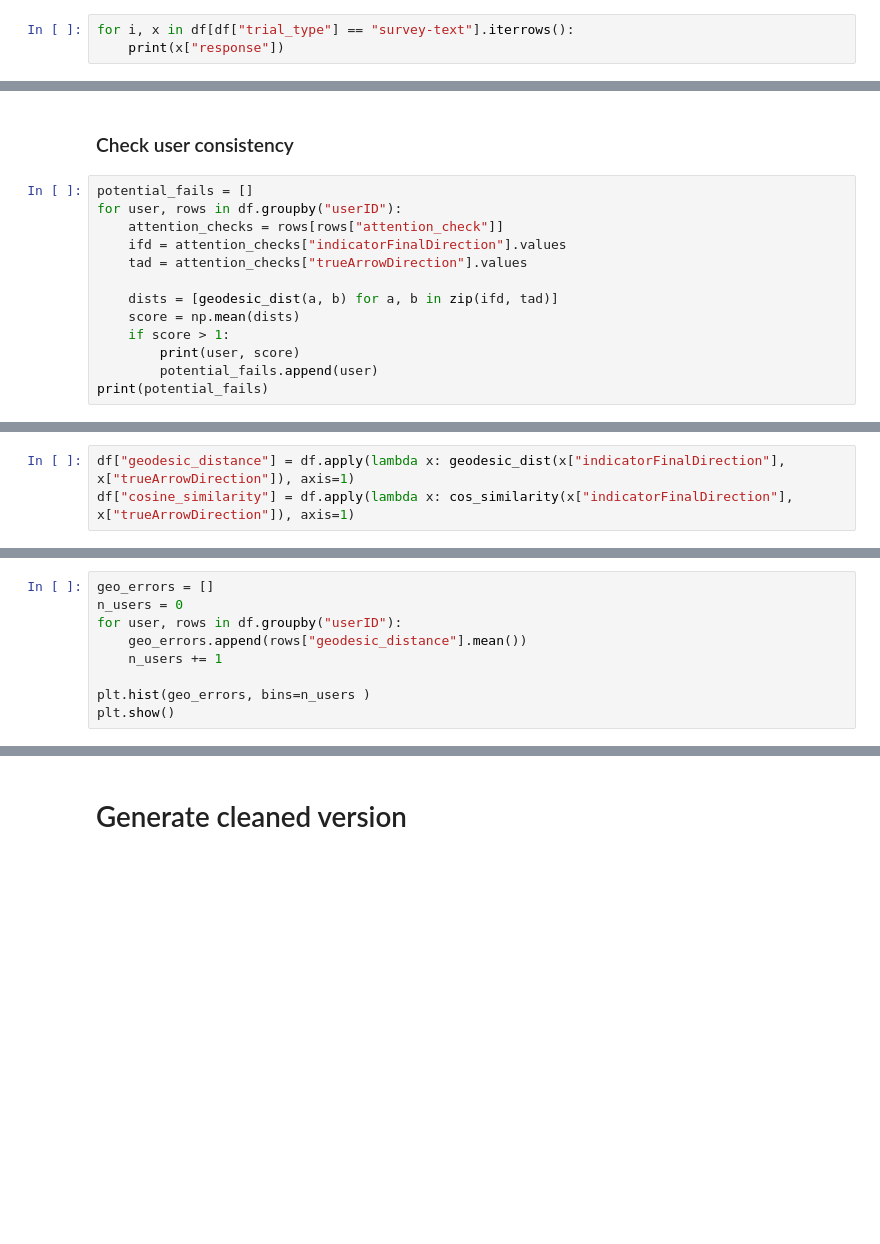
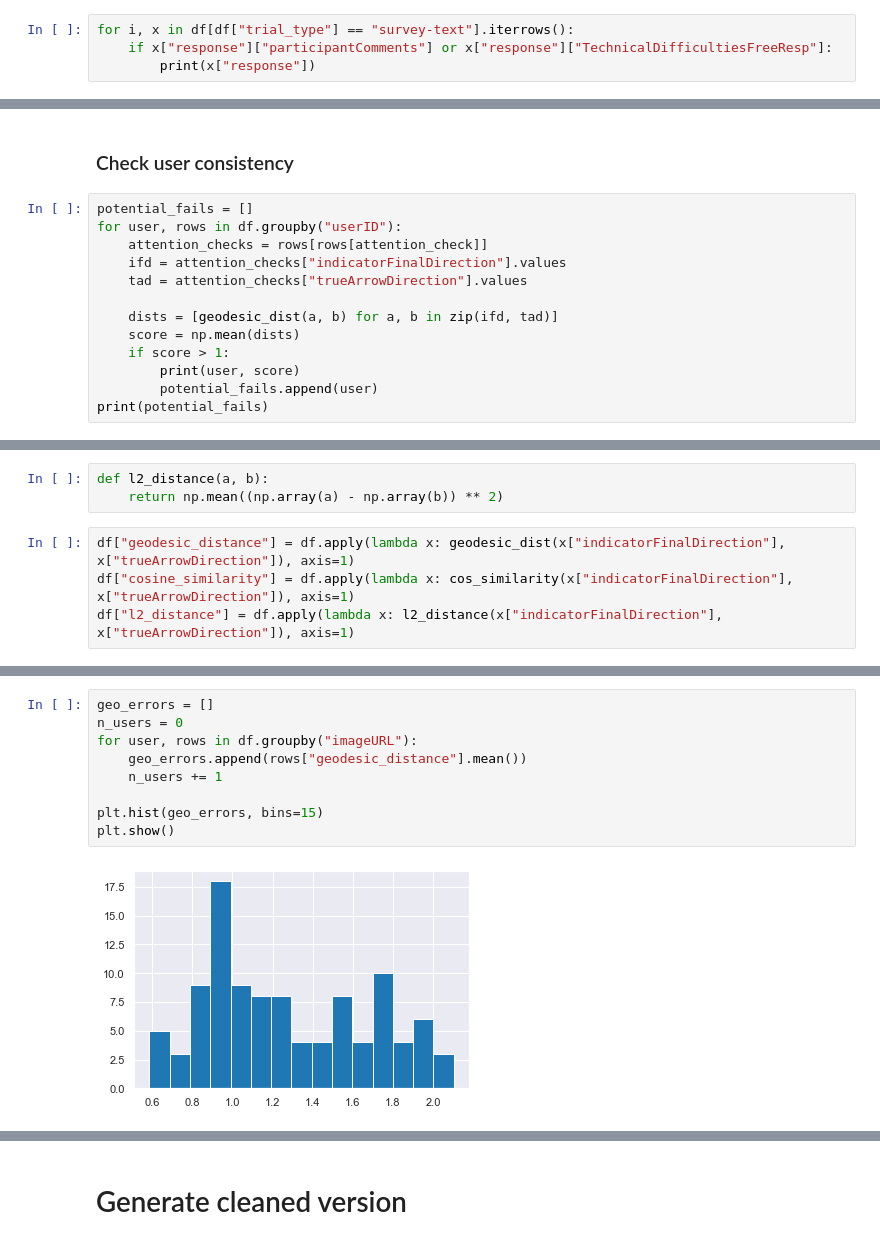
Before and after one commit to yifr/mlve, a Jupyter notebook: analysis/surface_normals_analysis.ipynb, the cells around one changed output, grey strips where cells are left out. Cells and saved outputs as stored; diff of their text form; blank space fills up the shorter version.

```diff
--- a/analysis/surface_normals_analysis.ipynb
+++ b/analysis/surface_normals_analysis.ipynb
@@ -72,3 +118,4 @@ df = results_to_df()
 # %%
 for i, x in df[df["trial_type"] == "survey-text"].iterrows():
-    print(x["response"])
+    if x["response"]["participantComments"] or x["response"]["TechnicalDifficultiesFreeResp"]:
+        print(x["response"])
@@ -133,7 +213,7 @@ def geodesic_dist(a, b):
 # %%
 potential_fails = []
 for user, rows in df.groupby("userID"):
-    attention_checks = rows[rows["attention_check"]]
+    attention_checks = rows[rows[attention_check]]
     ifd = attention_checks["indicatorFinalDirection"].values
     tad = attention_checks["trueArrowDirection"].values
 
@@ -150,3 +236,7 @@ print(df[df["userID"] == userID]["geodesic_distance"].median())
+# %%
+def l2_distance(a, b):
+    return np.mean((np.array(a) - np.array(b)) ** 2)
 # %%
 df["geodesic_distance"] = df.apply(lambda x: geodesic_dist(x["indicatorFinalDirection"], x["trueArrowDirection"]), axis=1)
 df["cosine_similarity"] = df.apply(lambda x: cos_similarity(x["indicatorFinalDirection"], x["trueArrowDirection"]), axis=1)
+df["l2_distance"] = df.apply(lambda x: l2_distance(x["indicatorFinalDirection"], x["trueArrowDirection"]), axis=1)
@@ -158,11 +255,13 @@ for user in potential_fails:
 # %%
 geo_errors = []
 n_users = 0
-for user, rows in df.groupby("userID"):
+for user, rows in df.groupby("imageURL"):
     geo_errors.append(rows["geodesic_distance"].mean())
     n_users += 1
 
-plt.hist(geo_errors, bins=n_users )
+plt.hist(geo_errors, bins=15)
 plt.show()
+# %% [output]
+[figure, added]
 # %%
 
```
Also changed, not shown: parts of 29 cells of this notebook, 11 other files.
